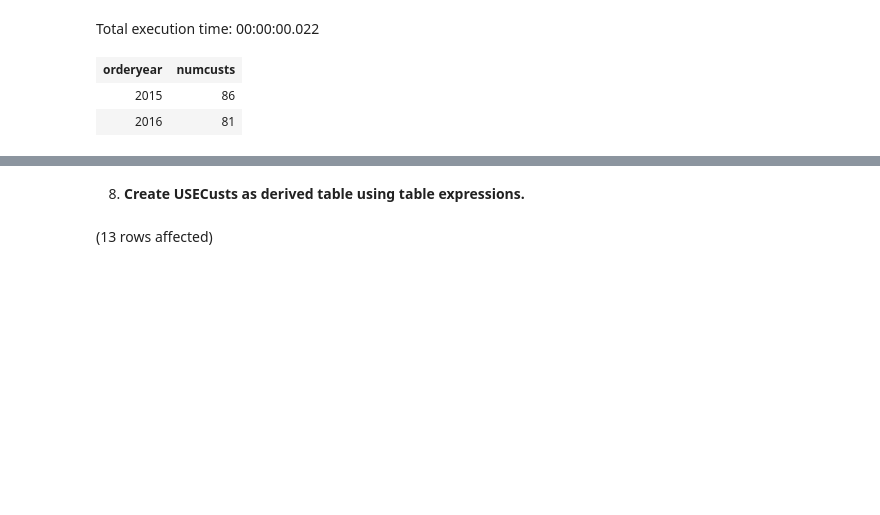
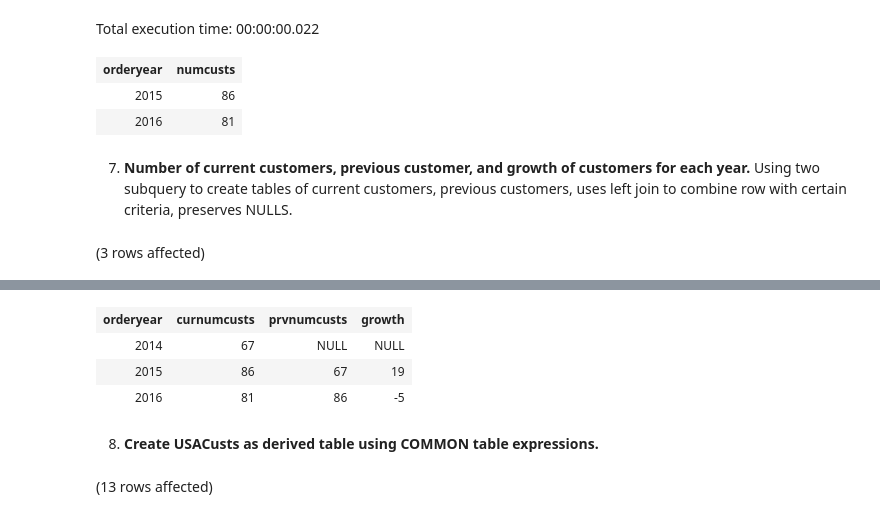
Before and after one commit to ryanmohamed/tsql_hw3, a Jupyter notebook: chapter5.ipynb, the cells around one changed output, grey strips where cells are left out. Saved outputs shown, nothing was run; the diff lists cells and outputs as text; code cells hidden in the pictures; blank space fills up the shorter version.

```diff
--- a/chapter5.ipynb
+++ b/chapter5.ipynb
@@ -124,3 +124,23 @@ Total execution time: 00:00:00.022
 | orderyear | numcusts |
 | 2015 | 86 |
 | 2016 | 81 |
+# %% [markdown]
+7. **Number of current customers, previous customer, and growth of customers for each year.** Using two subquery to create tables of current customers, previous customers, uses left join to combine row with certain criteria, preserves NULLS.
+# %%
+use Northwinds2022TSQLV7
+
+SELECT Cur.orderyear,
+  Cur.numcusts AS curnumcusts, Prv.numcusts AS prvnumcusts,
+  Cur.numcusts - Prv.numcusts AS growth
+FROM (SELECT YEAR(OrderDate) AS orderyear,
+        COUNT(DISTINCT CustomerId) AS numcusts
+      FROM Sales.[Order]
+      GROUP BY YEAR(OrderDate)) AS Cur
+  LEFT OUTER JOIN --we use left join to preserve rows and nulls, so as to not discard
+     (SELECT YEAR(OrderDate) AS orderyear,
+        COUNT(DISTINCT CustomerId) AS numcusts
+      FROM Sales.[Order]
+      GROUP BY YEAR(OrderDate)) AS Prv
+    ON Cur.orderyear = Prv.orderyear + 1;
+# %% [output]
+(3 rows affected)
@@ -127,5 +148,9 @@ Total execution time: 00:00:00.022
+| orderyear | curnumcusts | prvnumcusts | growth |
+| 2014 | 67 | NULL | NULL |
+| 2015 | 86 | 67 | 19 |
+| 2016 | 81 | 86 | -5 |
 # %% [markdown]
-8. **Create USECusts as derived table using table expressions.**
+8. **Create USACusts as derived table using COMMON table expressions.**
 # %%
 use Northwinds2022TSQLV7;
 
```
Also changed, not shown: parts of 7 cells of this notebook.
